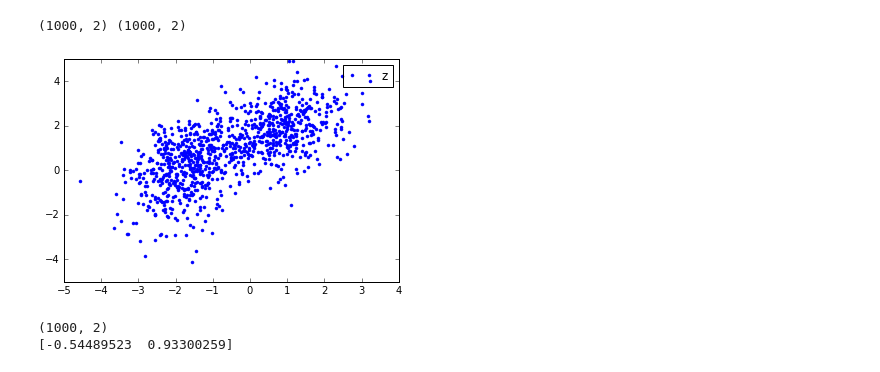
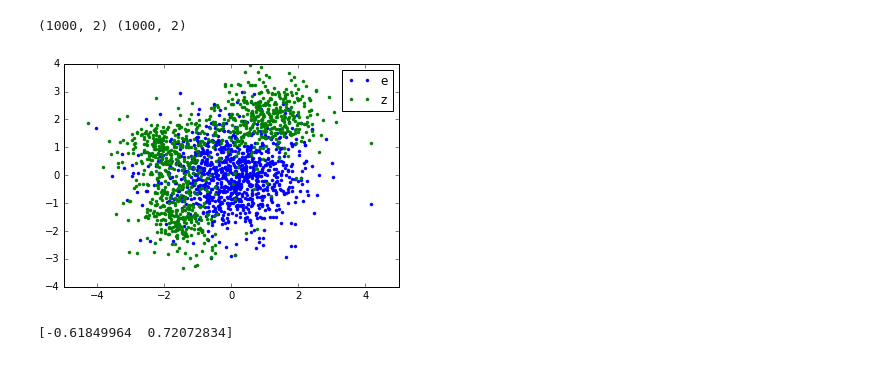
Before and after one commit to AndyZhang17/iaf2, a Jupyter notebook: phase1.ipynb, the cells around one changed output. Drawn from its saved outputs; the diff is of its cells as text; code cells hidden in the pictures.

```diff
--- a/phase1.ipynb
+++ b/phase1.ipynb
@@ -92,14 +92,12 @@ fez2 = theano.function(inputs=[],outputs=[e2,z2])
 # %%
 es, zs = fez2()
 print es.shape, zs.shape
-# plt.plot(es[:,0],es[:,1],'.',label='e')
+plt.plot(es[:,0],es[:,1],'.',label='e')
 plt.plot(zs[:,0],zs[:,1],'.',label='z')
 plt.legend(loc=1)
 plt.show()
-print zs.shape
 print np.mean(zs,axis=0)
 # %% [output]
 (1000, 2) (1000, 2)
-[figure, old version]
+[figure, new version]
-(1000, 2)
-[-0.54489523  0.93300259]
+[-0.61849964  0.72072834]
```
Also changed, not shown: parts of 1 cell of this notebook, 13 other files.
